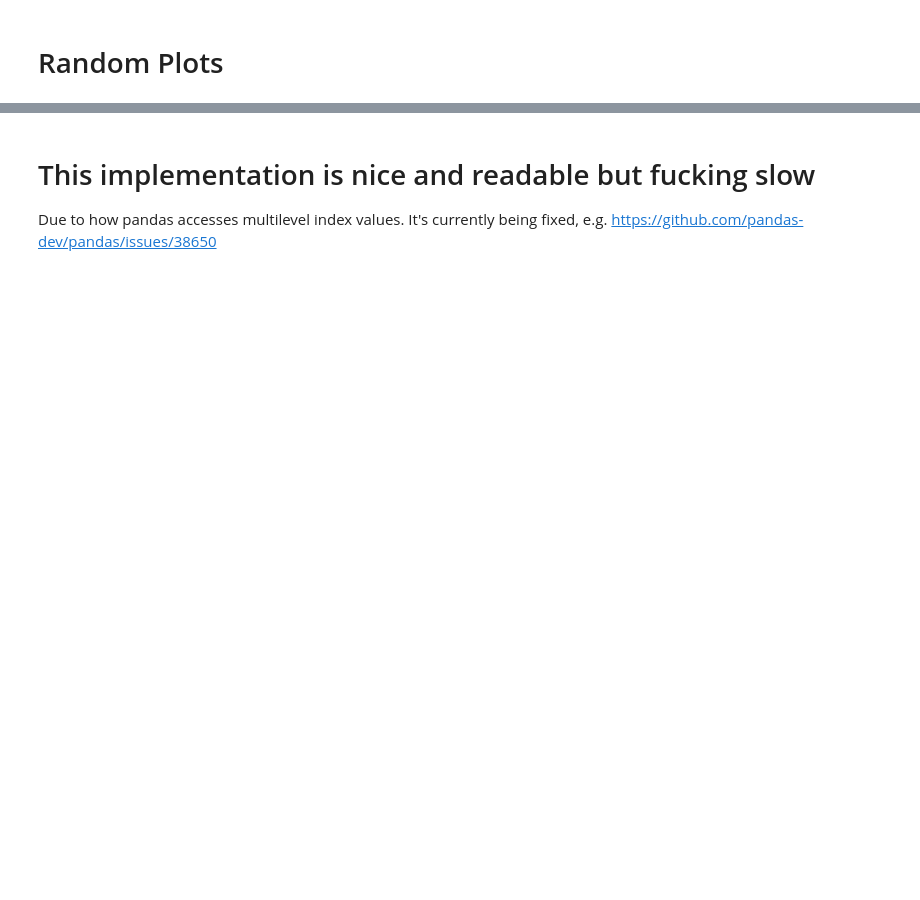
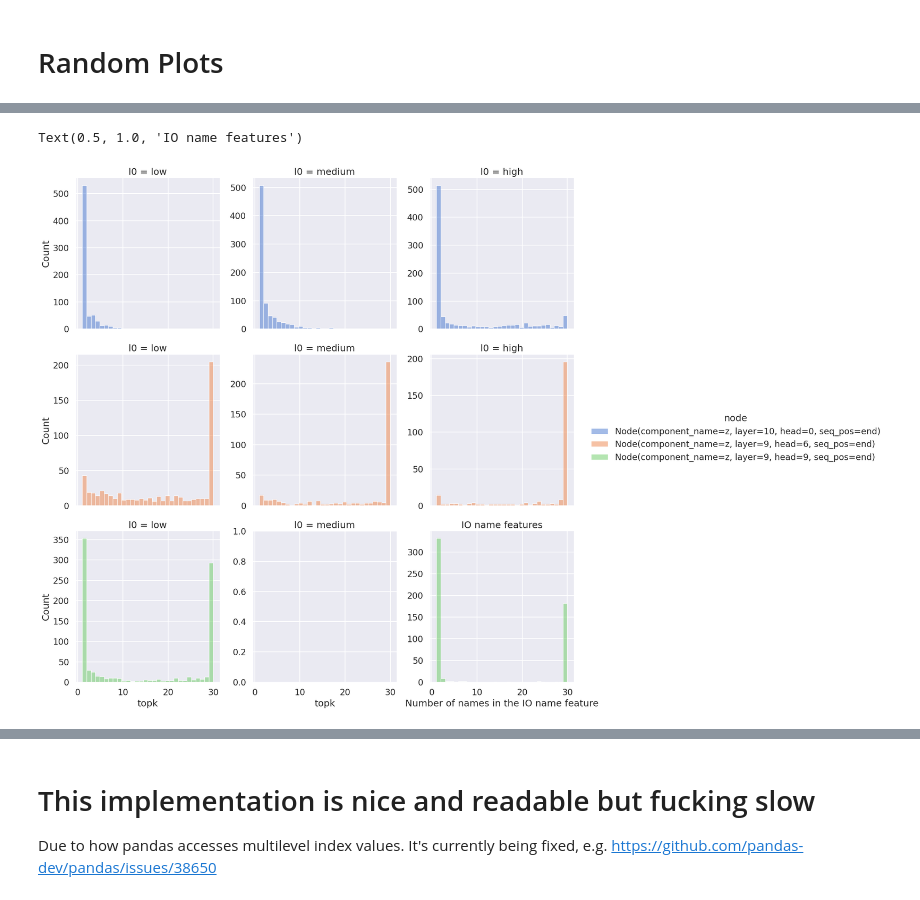
Before and after one commit to Goreg12345/sparse-autoencoder, a Jupyter notebook: research/autoscoring.ipynb, the cells around one changed output, grey strips where cells are left out. Saved outputs shown, nothing was run; the diff lists cells and outputs as text; code cells hidden in the pictures; blank space fills up the shorter version.

```diff
--- a/research/autoscoring.ipynb
+++ b/research/autoscoring.ipynb
@@ -353,5 +626,22 @@ sns.displot(data=melt[melt['value'] > 0.], x='value', col='metric', hue='node',
+# %%
+final_df['l0'] = 'unk'
+final_df.loc[final_df.component.isin(['l1-3-30', 'l1-0_9-40', 'l1-4-63']), 'l0'] = 'low'
+final_df.loc[final_df.component.isin(['l1-11-54', 'l1-1_4-46', ]), 'l0'] = 'medium'
+final_df.loc[final_df.component.isin(['l1-22-75', 'l1-10-71', 'l1-35-86']), 'l0'] = 'high'
 # %%
-sns.histplot(final_df[final_df.feature_type=='first_name_S'], x='topk', hue='node', bins=30)
+g = sns.displot(final_df[final_df.feature_type == 'io_name'], x='topk', hue='node', bins=30, kind='hist', col='l0', row='node', facet_kws={'sharex': True, 'sharey': False}, col_order=['low', 'medium', 'high'])
+
+# Here's the adjustment for the subplot titles
+for ax in g.axes.flat:
+    # Extract the 'l0' value from the original title
+    # Original title format is expected to be "node = [node_value] | l0 = [l0_value]"
+    # This will split the title on '|', strip extra whitespace, and keep only the part after 'l0 ='
+    l0_value = ax.get_title().split('|')[-1].strip()
+    # Set the new title with only the 'l0' value, adjusting the rotation as needed
+    ax.set_title(l0_value, rotation=0)
 import matplotlib.pyplot as plt
 plt.xlabel('Number of names in the IO name feature')
 plt.title('IO name features')
+# %% [output]
+Text(0.5, 1.0, 'IO name features')
+[figure, added]
```
Also changed, not shown: parts of 27 cells of this notebook, 1 other file.
